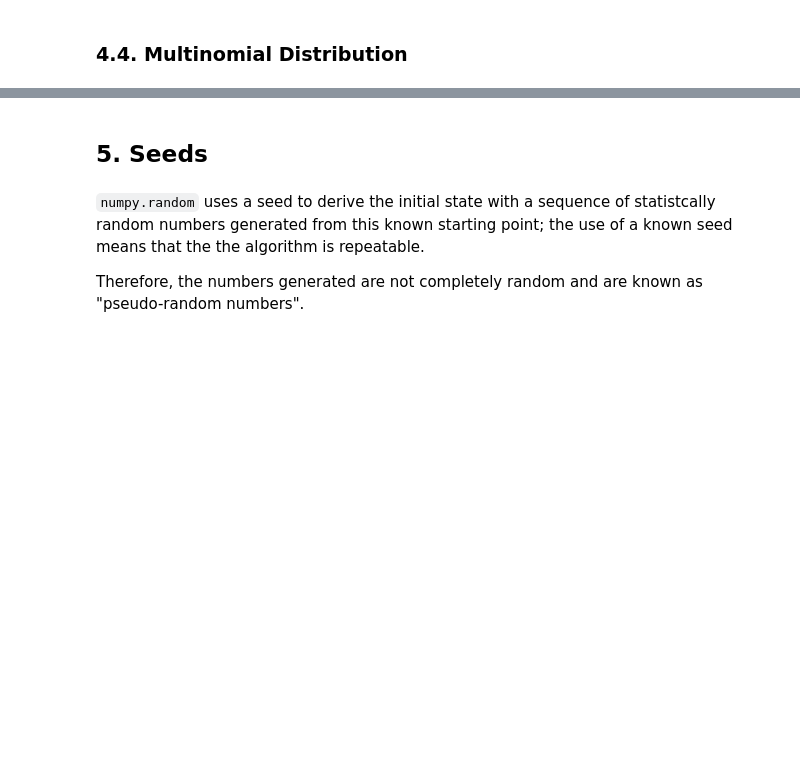
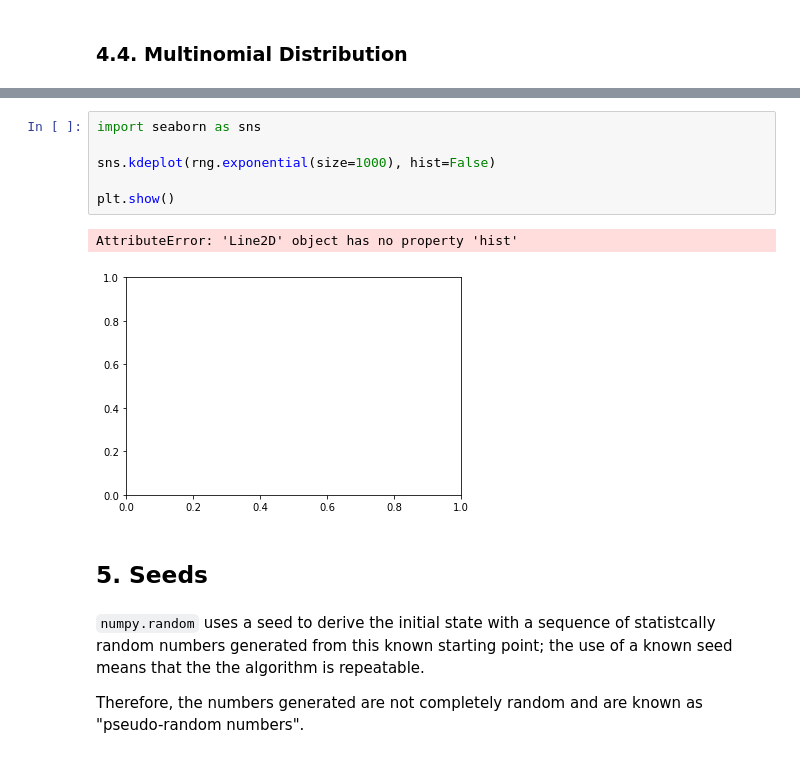
Before and after one commit to AndyWalker81/ProgrammingForDataAnalysis_Assessment, a Jupyter notebook: numpy-random.ipynb, the cells around one changed output, grey strips where cells are left out. Drawn from its saved outputs; the diff is of its cells as text; blank space fills up the shorter version.

```diff
--- a/numpy-random.ipynb
+++ b/numpy-random.ipynb
@@ -1024,3 +1138,12 @@ np.mean(x)
+# %%
+import seaborn as sns
+
+sns.kdeplot(rng.exponential(size=1000), hist=False)
+
+plt.show()
+# %% [output]
+AttributeError: 'Line2D' object has no property 'hist'
+[figure, added]
 # %% [markdown]
 ## 5. Seeds
 # %% [markdown]
```
Also changed, not shown: parts of 74 cells of this notebook.
